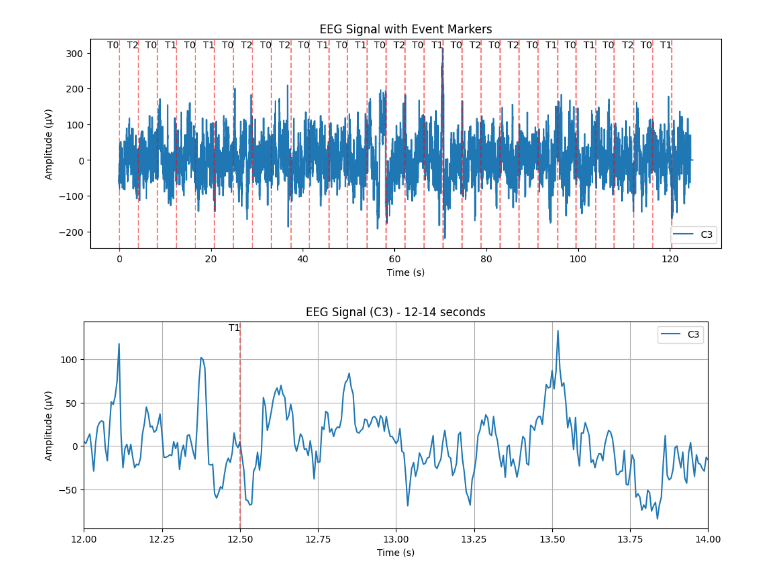
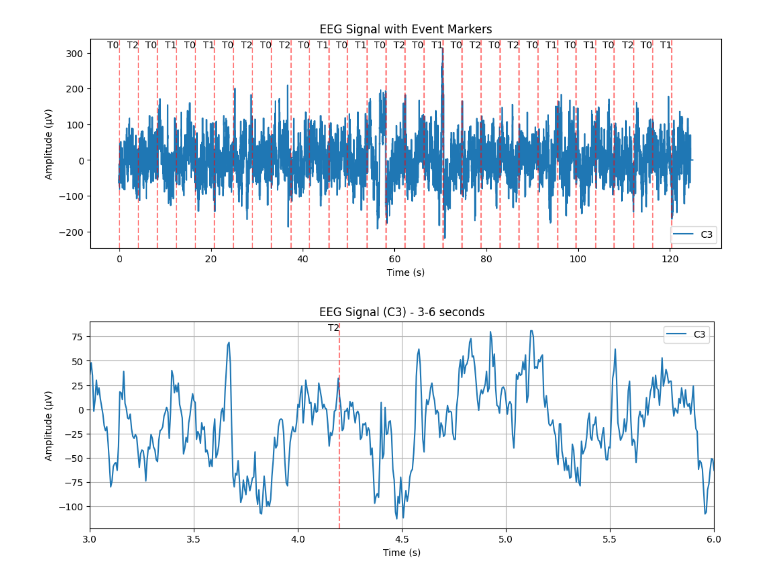
Before and after one commit to LuizAkazawa/EEG_Study, a Jupyter notebook: eeg.ipynb, the cells around one changed output. Cells and saved outputs as stored; diff of their text form; code cells hidden in the pictures.

```diff
--- a/eeg.ipynb
+++ b/eeg.ipynb
@@ -135,29 +135,29 @@ plt.show()
 # %%
 # Plot C3 signal with event markers (10-second window)
 c3_idx = signal_labels.index('C3..')
 c3_signal = signals[c3_idx]
 time = np.arange(len(c3_signal)) / fs  # Create time axis in seconds
 
 # Select a 10-second window (adjust start_time as needed)
-start_time = 12
-end_time = start_time + 2
+start_time = 3
+end_time = start_time + 3
 window_mask = (time >= start_time) & (time <= end_time)
 
 plt.figure(figsize=(12, 4))
 plt.plot(time[window_mask], c3_signal[window_mask], label='C3')
 
 # Plot only markers within this window
 for onset, duration, desc in zip(annotations[0], annotations[1], annotations[2]):
     if start_time <= onset <= end_time:  # Only show markers in our window
         plt.axvline(onset, color='red', linestyle='--', alpha=0.5)
         plt.text(onset, np.max(c3_signal[window_mask]), desc, ha='right')
 
 plt.xlabel('Time (s)')
 plt.ylabel('Amplitude (µV)')
 plt.title(f'EEG Signal (C3) - {start_time}-{end_time} seconds')
 plt.legend()
 plt.xlim(start_time, end_time)  # Force x-axis limits
 plt.grid(True)
 plt.show()
 # %% [output]
-[figure, old version]
+[figure, new version]
```
Also changed, not shown: parts of 4 cells of this notebook, 1 other file.
